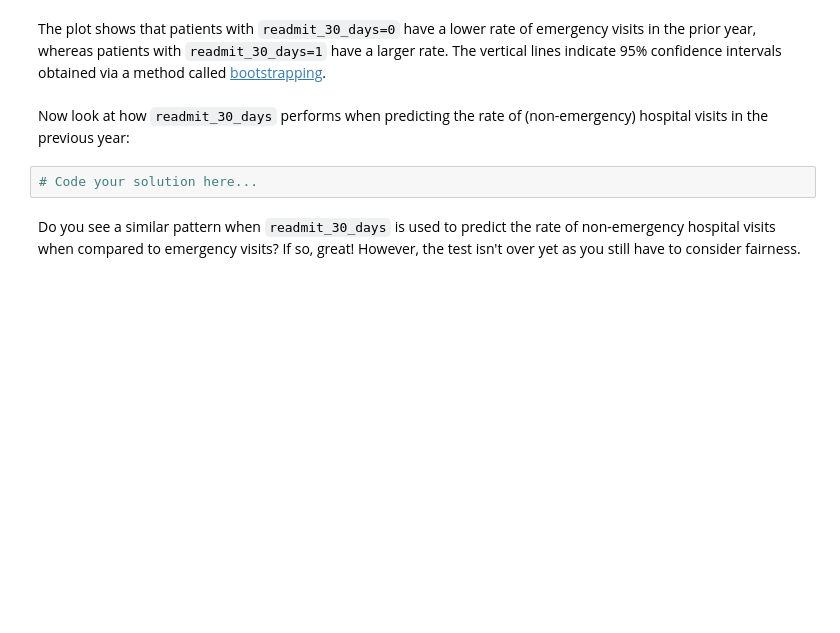
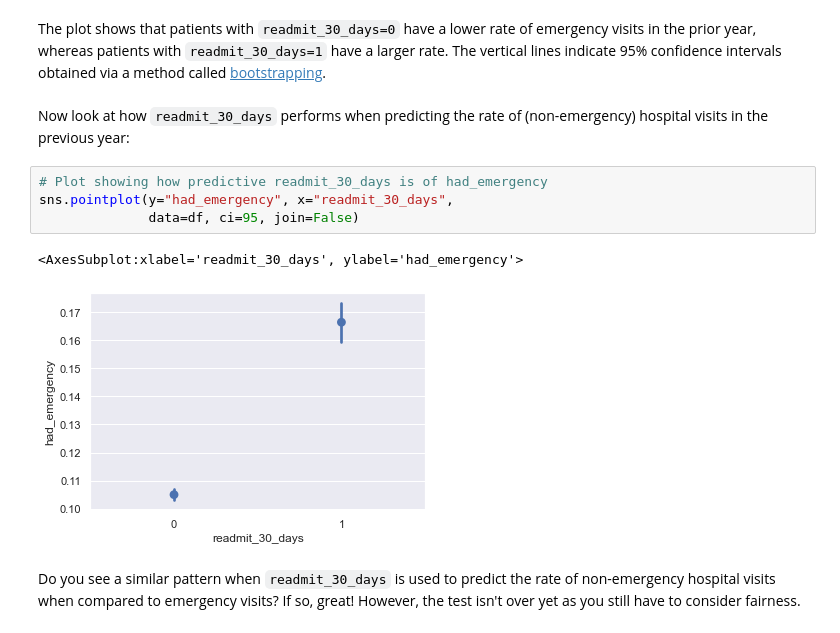
Before and after one commit to tariqking/aist, a Jupyter notebook: notebooks/05-FairnessAssessmentMitigation.ipynb, the cells around one changed output. Drawn from its saved outputs; the diff is of its cells as text; blank space fills up the shorter version.

```diff
--- a/notebooks/05-FairnessAssessmentMitigation.ipynb
+++ b/notebooks/05-FairnessAssessmentMitigation.ipynb
@@ -223,8 +233,13 @@ sns.pointplot(y="had_emergency", x="readmit_30_days",
 The plot shows that patients with `readmit_30_days=0` have a lower rate of emergency visits in the prior year, whereas patients with `readmit_30_days=1` have a larger rate. The vertical lines indicate 95% confidence intervals obtained via a method called [bootstrapping](https://machinelearningmastery.com/a-gentle-introduction-to-the-bootstrap-method/).
 # %% [markdown]
 Now look at how `readmit_30_days` performs when predicting the rate of (non-emergency) hospital visits in the previous year:
-# %%
-# Code your solution here...
+# %%
+# Plot showing how predictive readmit_30_days is of had_emergency
+sns.pointplot(y="had_emergency", x="readmit_30_days",
+              data=df, ci=95, join=False)
+# %% [output]
+<AxesSubplot:xlabel='readmit_30_days', ylabel='had_emergency'>
+[figure, added]
 # %% [markdown]
 Do you see a similar pattern when `readmit_30_days` is used to predict the rate of non-emergency hospital visits when compared to emergency visits? If so, great! However, the test isn't over yet as you still have to consider fairness.
 # %% [markdown]
```
Also changed, not shown: parts of 9 cells of this notebook.
